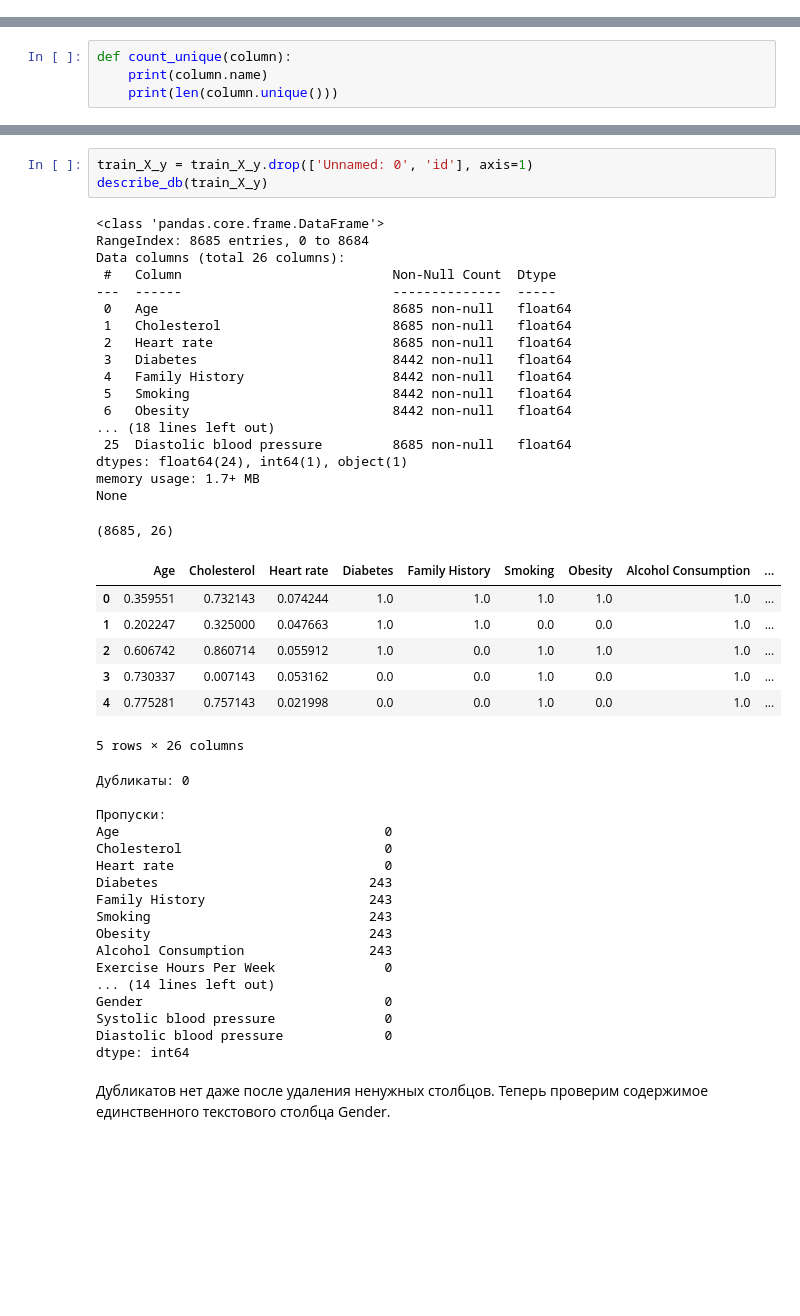
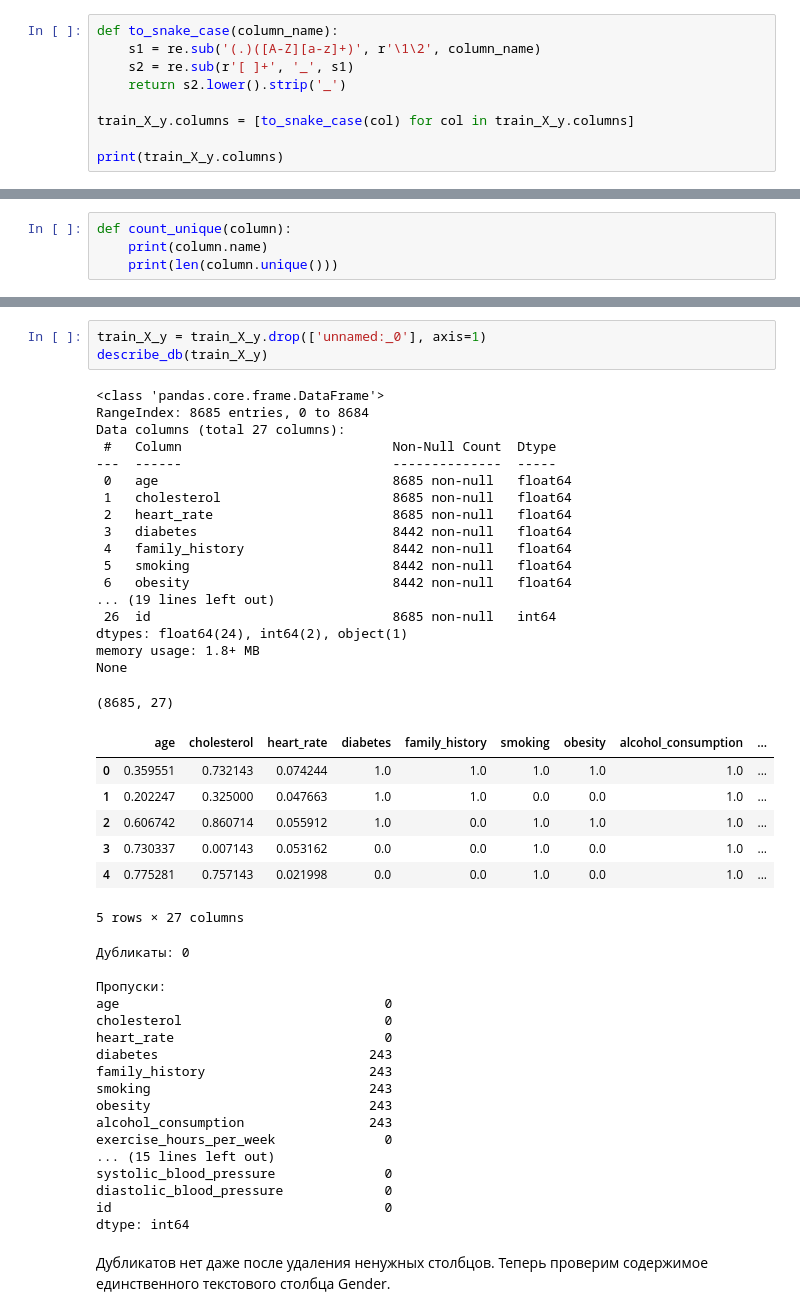
Before and after one commit to olga-tor/Heart_attack, a Jupyter notebook: Project_heart_atttack.ipynb, the cells around one changed output, grey strips where cells are left out. Drawn from its saved outputs; the diff is of its cells as text; blank space fills up the shorter version.

```diff
--- a/Project_heart_atttack.ipynb
+++ b/Project_heart_atttack.ipynb
@@ -187,0 +191,9 @@ dtype: int64
+# %%
+def to_snake_case(column_name):
+    s1 = re.sub('(.)([A-Z][a-z]+)', r'\1\2', column_name)
+    s2 = re.sub(r'[ ]+', '_', s1)
+    return s2.lower().strip('_')
+
+train_X_y.columns = [to_snake_case(col) for col in train_X_y.columns]
+
+print(train_X_y.columns)
@@ -204,48 +226,48 @@ id
 # %%
-train_X_y = train_X_y.drop(['Unnamed: 0', 'id'], axis=1)
+train_X_y = train_X_y.drop(['unnamed:_0'], axis=1)
 describe_db(train_X_y)
 # %% [output]
 <class 'pandas.core.frame.DataFrame'>
 RangeIndex: 8685 entries, 0 to 8684
-Data columns (total 26 columns):
+Data columns (total 27 columns):
  #   Column                           Non-Null Count  Dtype
 ---  ------                           --------------  -----
- 0   Age                              8685 non-null   float64
- 1   Cholesterol                      8685 non-null   float64
- 2   Heart rate                       8685 non-null   float64
- 3   Diabetes                         8442 non-null   float64
- 4   Family History                   8442 non-null   float64
- 5   Smoking                          8442 non-null   float64
- 6   Obesity                          8442 non-null   float64
-... (18 lines left out)
- 25  Diastolic blood pressure         8685 non-null   float64
-dtypes: float64(24), int64(1), object(1)
-memory usage: 1.7+ MB
+ 0   age                              8685 non-null   float64
+ 1   cholesterol                      8685 non-null   float64
+ 2   heart_rate                       8685 non-null   float64
+ 3   diabetes                         8442 non-null   float64
+ 4   family_history                   8442 non-null   float64
+ 5   smoking                          8442 non-null   float64
+ 6   obesity                          8442 non-null   float64
+... (19 lines left out)
+ 26  id                               8685 non-null   int64
+dtypes: float64(24), int64(2), object(1)
+memory usage: 1.8+ MB
 None
-(8685, 26)
+(8685, 27)
-|  | Age | Cholesterol | Heart rate | Diabetes | Family History | Smoking | Obesity | Alcohol Consumption | ... |
+|  | age | cholesterol | heart_rate | diabetes | family_history | smoking | obesity | alcohol_consumption | ... |
 | 0 | 0.359551 | 0.732143 | 0.074244 | 1.0 | 1.0 | 1.0 | 1.0 | 1.0 | ... |
 | 1 | 0.202247 | 0.325000 | 0.047663 | 1.0 | 1.0 | 0.0 | 0.0 | 1.0 | ... |
 | 2 | 0.606742 | 0.860714 | 0.055912 | 1.0 | 0.0 | 1.0 | 1.0 | 1.0 | ... |
 | 3 | 0.730337 | 0.007143 | 0.053162 | 0.0 | 0.0 | 1.0 | 0.0 | 1.0 | ... |
 | 4 | 0.775281 | 0.757143 | 0.021998 | 0.0 | 0.0 | 1.0 | 0.0 | 1.0 | ... |
-5 rows × 26 columns
+5 rows × 27 columns
 Дубликаты: 0
 
 Пропуски:
-Age                                  0
-Cholesterol                          0
-Heart rate                           0
-Diabetes                           243
-Family History                     243
-Smoking                            243
-Obesity                            243
-Alcohol Consumption                243
-Exercise Hours Per Week              0
-... (14 lines left out)
-Gender                               0
-Systolic blood pressure              0
-Diastolic blood pressure             0
+age                                  0
+cholesterol                          0
+heart_rate                           0
+diabetes                           243
+family_history                     243
+smoking                            243
+obesity                            243
+alcohol_consumption                243
+exercise_hours_per_week              0
+... (15 lines left out)
+systolic_blood_pressure              0
+diastolic_blood_pressure             0
+id                                   0
 dtype: int64
 # %% [markdown]
 Дубликатов нет даже после удаления ненужных столбцов. Теперь проверим содержимое единственного текстового столбца Gender.
```
Also changed, not shown: parts of 111 cells of this notebook.
